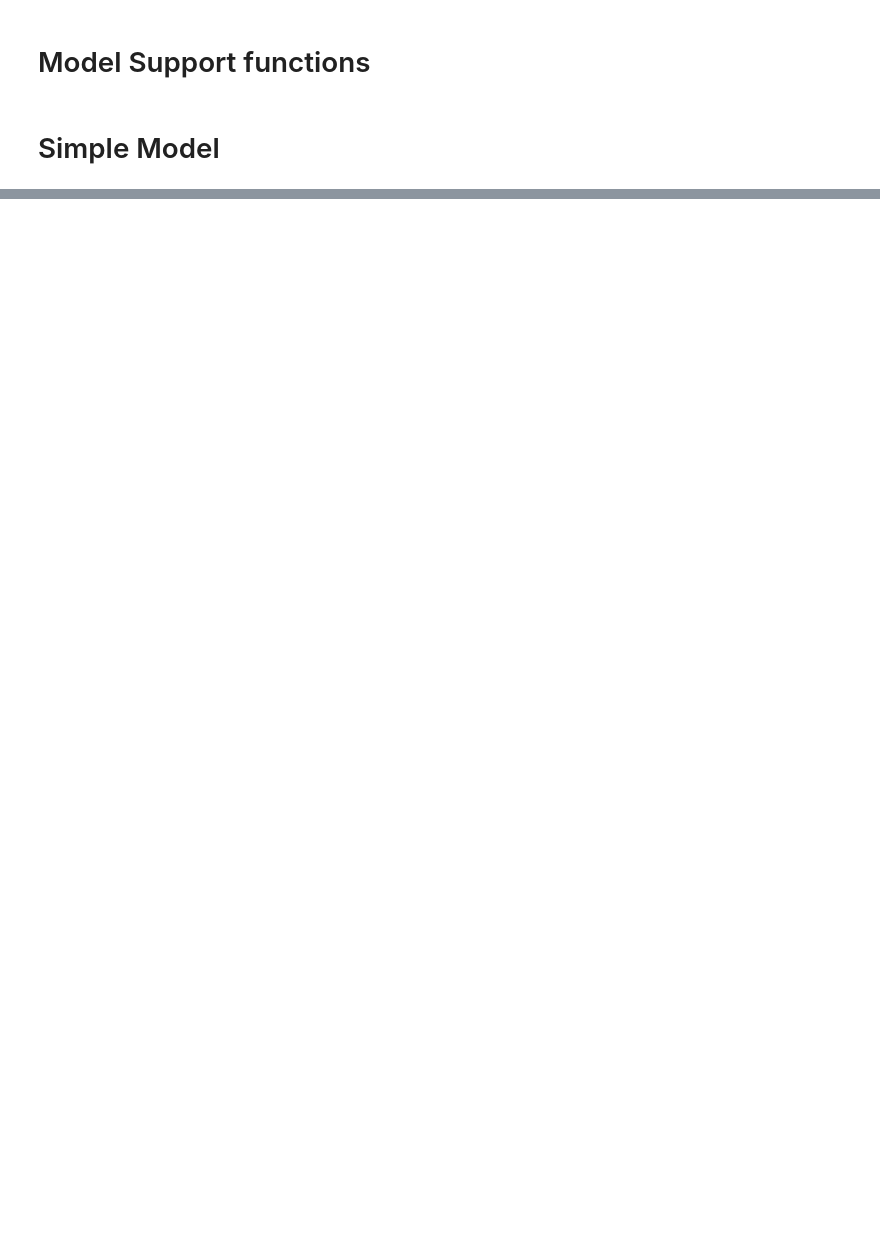
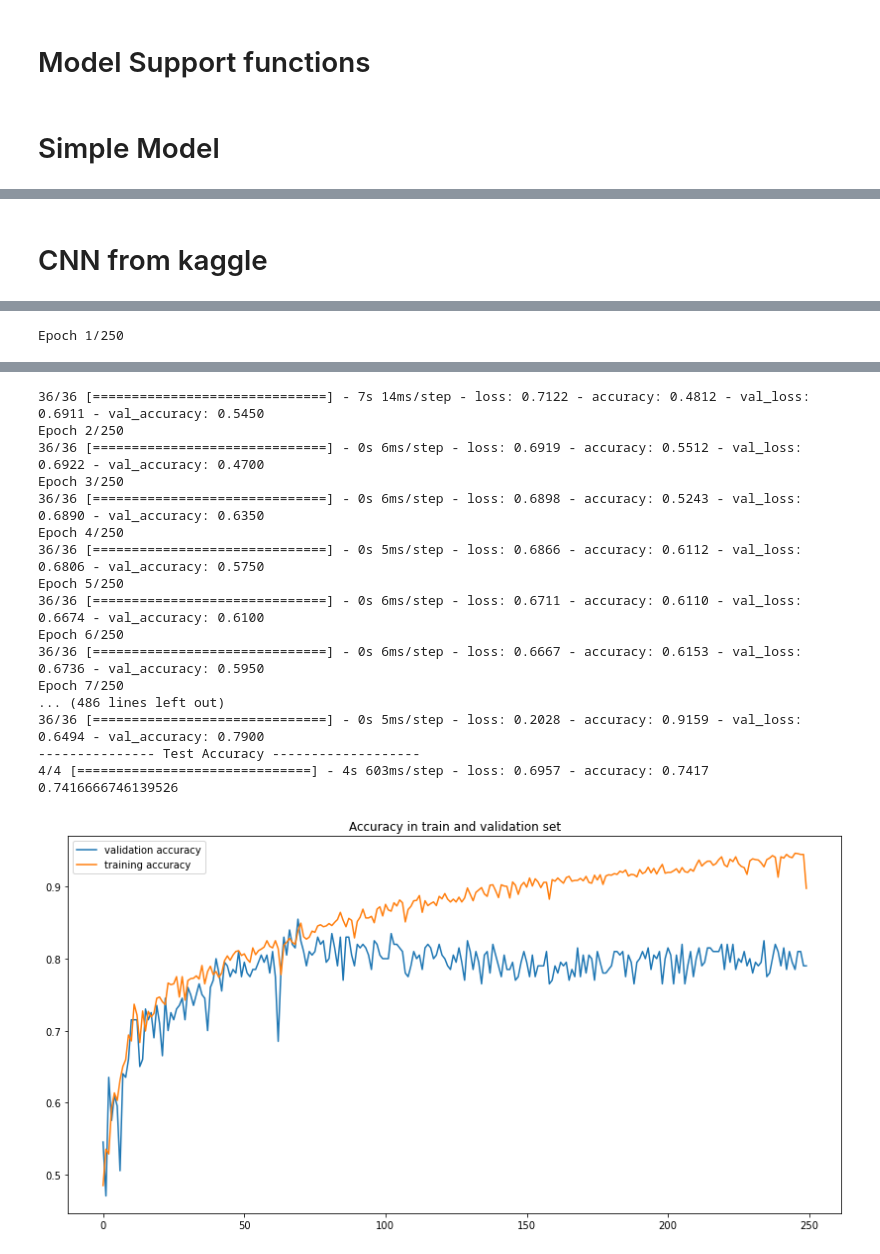
Before and after one commit to RaphaelBouvet/ML_5, a Jupyter notebook: notebook/Skin Cancer.ipynb, the cells around one changed output, grey strips where cells are left out. Saved outputs shown, nothing was run; the diff lists cells and outputs as text; code cells hidden in the pictures; blank space fills up the shorter version.

```diff
--- a/notebook/Skin Cancer.ipynb
+++ b/notebook/Skin Cancer.ipynb
@@ -235,0 +256,18 @@ KeyboardInterrupt:
+# %% [markdown]
+# CNN from kaggle
+# %%
+NAME = f'Model_KG_{int(time.time())}'
+# %%
+model_kg = Sequential()
+model_kg.add(Conv2D(filters=4  ,kernel_size=(5,5), strides=(3,3),
+              activation='relu', input_shape=(128,128,1)))
+model_kg.add(MaxPool2D(pool_size=(2,2), strides=(2,2)))
+model_kg.add(Conv2D(kernel_size=(5,5), strides=(2,2),
+              filters=4  , activation='relu'))
+model_kg.add(MaxPool2D(pool_size=(2,2), strides=(1,1)))
+model_kg.add(Flatten())
+model_kg.add(Dense(units=4, activation='tanh'))
+model_kg.add(Dense(2, activation='softmax'))
+# %%
+hist,model_kg = compile_fit_evaluate_model(NAME,model_kg,epochs=250,validation_data=(x_val,y_val),batch_size=50)
+# %% [output]
@@ -235,0 +278 @@ KeyboardInterrupt:
+Epoch 1/250
@@ -235,0 +300,18 @@ KeyboardInterrupt:
+36/36 [==============================] - 7s 14ms/step - loss: 0.7122 - accuracy: 0.4812 - val_loss: 0.6911 - val_accuracy: 0.5450
+Epoch 2/250
+36/36 [==============================] - 0s 6ms/step - loss: 0.6919 - accuracy: 0.5512 - val_loss: 0.6922 - val_accuracy: 0.4700
+Epoch 3/250
+36/36 [==============================] - 0s 6ms/step - loss: 0.6898 - accuracy: 0.5243 - val_loss: 0.6890 - val_accuracy: 0.6350
+Epoch 4/250
+36/36 [==============================] - 0s 5ms/step - loss: 0.6866 - accuracy: 0.6112 - val_loss: 0.6806 - val_accuracy: 0.5750
+Epoch 5/250
+36/36 [==============================] - 0s 6ms/step - loss: 0.6711 - accuracy: 0.6110 - val_loss: 0.6674 - val_accuracy: 0.6100
+Epoch 6/250
+36/36 [==============================] - 0s 6ms/step - loss: 0.6667 - accuracy: 0.6153 - val_loss: 0.6736 - val_accuracy: 0.5950
+Epoch 7/250
+... (486 lines left out)
+36/36 [==============================] - 0s 5ms/step - loss: 0.2028 - accuracy: 0.9159 - val_loss: 0.6494 - val_accuracy: 0.7900
+--------------- Test Accuracy -------------------
+4/4 [==============================] - 4s 603ms/step - loss: 0.6957 - accuracy: 0.7417
+0.7416666746139526
+[figure, added]
```
Also changed, not shown: parts of 80 cells of this notebook.
